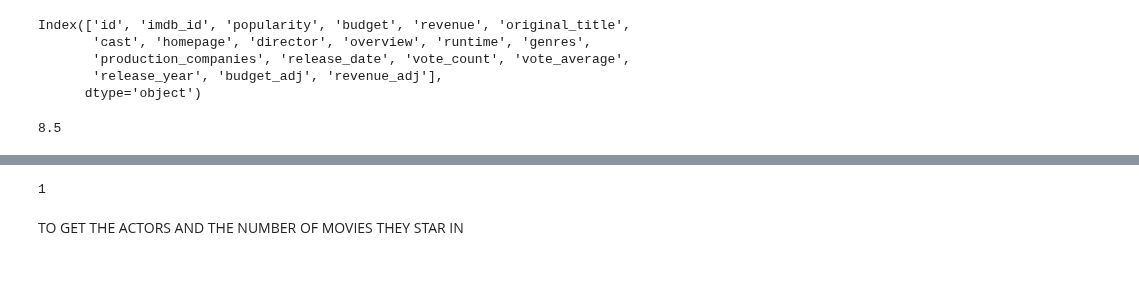
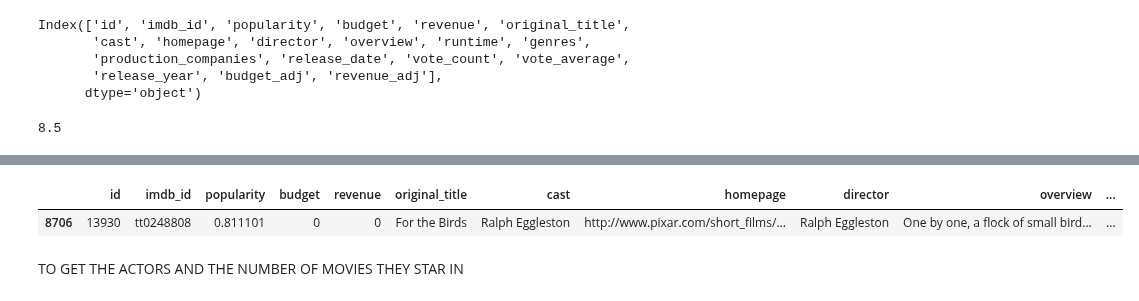
Before and after one commit to spongestm/udacity-project-1, a Jupyter notebook: UDACITY PROJECT 1.ipynb, the cells around one changed output, grey strips where cells are left out. Saved outputs shown, nothing was run; the diff lists cells and outputs as text; code cells hidden in the pictures; blank space fills up the shorter version.

```diff
--- a/UDACITY PROJECT 1.ipynb
+++ b/UDACITY PROJECT 1.ipynb
@@ -207,9 +222,10 @@ df[df['runtime']==df['runtime'].max()]
 df = df.drop(df[df.runtime==0].index)
 # %%
 #shortest movies
-len(df[df['runtime']==df['runtime'].min()])
+df[df['runtime']==df['runtime'].min()]
 # %% [output]
-1
+|  | id | imdb_id | popularity | budget | revenue | original_title | cast | homepage | director | overview | ... |
+| 8706 | 13930 | tt0248808 | 0.811101 | 0 | 0 | For the Birds | Ralph Eggleston | http://www.pixar.com/short_films/... | Ralph Eggleston | One by one, a flock of small bird... | ... |
 # %% [markdown]
 TO GET THE ACTORS AND THE NUMBER OF MOVIES THEY STAR IN
 # %%
```
Also changed, not shown: parts of 20 cells of this notebook.
